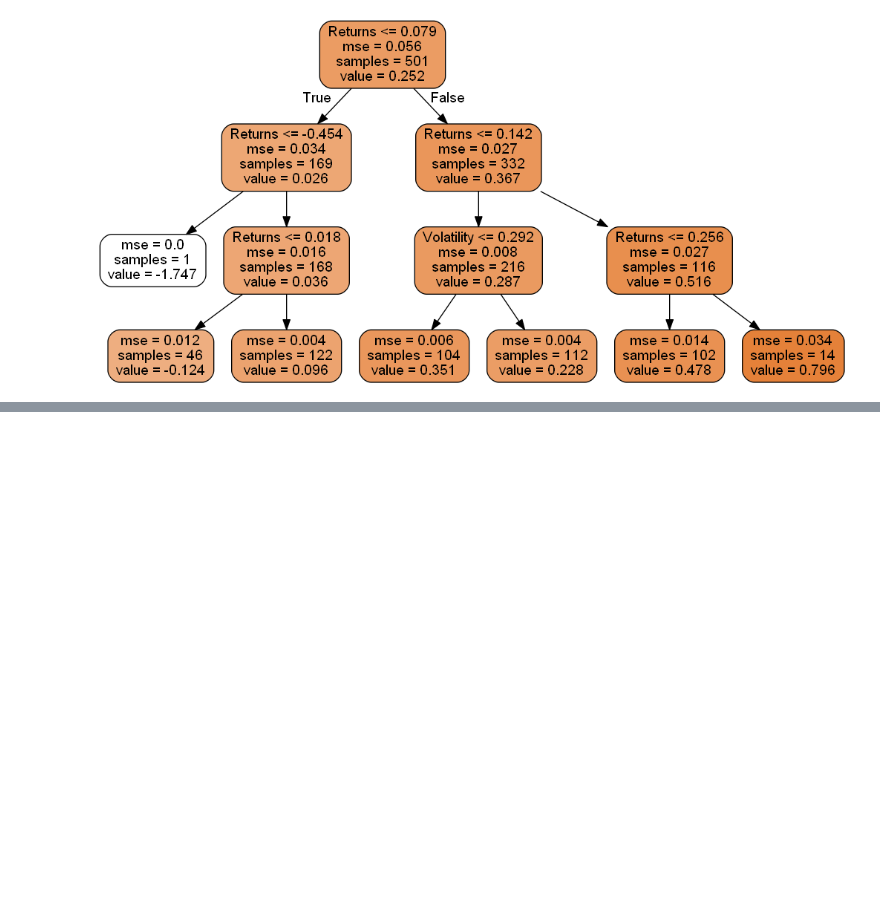
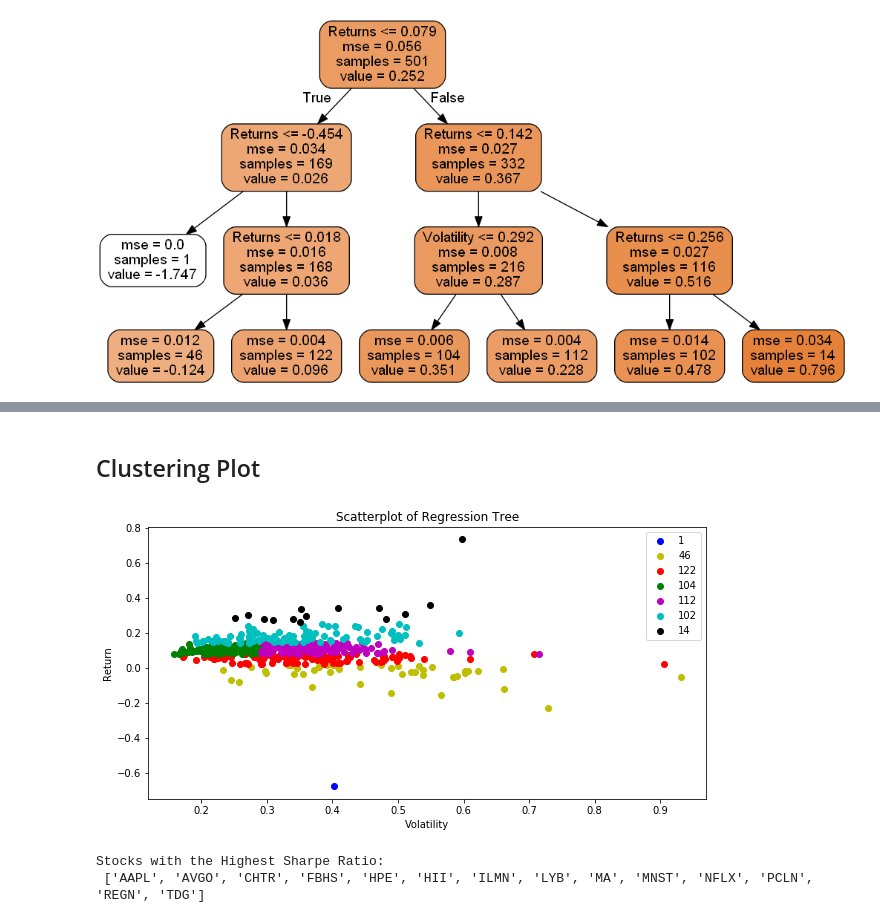
Before and after one commit to wch5621628/STAT3612, a Jupyter notebook: Tree.ipynb, the cells around one changed output, grey strips where cells are left out. Drawn from its saved outputs; the diff is of its cells as text; code cells hidden in the pictures; blank space fills up the shorter version.

```diff
--- a/Tree.ipynb
+++ b/Tree.ipynb
@@ -151,0 +240,22 @@ Image("sp500_tree1.png")
+# %% [markdown]
+## Clustering Plot
+# %%
+nodes = tree_reg.tree_.value[:,0,0][is_leaves == True]
+colors = ['ob', 'oy', 'or', 'og', 'om', 'oc', 'ok']
+plt.figure(figsize=(10, 5))
+for i in range(0, len(nodes)):
+    plt.plot(X[yhat == nodes[i],1], X[yhat == nodes[i],0], colors[i])
+
+plt.title("Scatterplot of Regression Tree")
+plt.ylabel("Return")
+plt.xlabel("Volatility")
+plt.legend(tree_reg.tree_.n_node_samples[is_leaves == True])
+plt.show()
+# %% [output]
+[figure, added]
+# %%
+chosen_tick_tree = list(returns.index[yhat == nodes[6]])
+print('Stocks with the Highest Sharpe Ratio: \n', chosen_tick_tree)
+# %% [output]
+Stocks with the Highest Sharpe Ratio:
+ ['AAPL', 'AVGO', 'CHTR', 'FBHS', 'HPE', 'HII', 'ILMN', 'LYB', 'MA', 'MNST', 'NFLX', 'PCLN', 'REGN', 'TDG']
```
Also changed, not shown: parts of 15 cells of this notebook.
